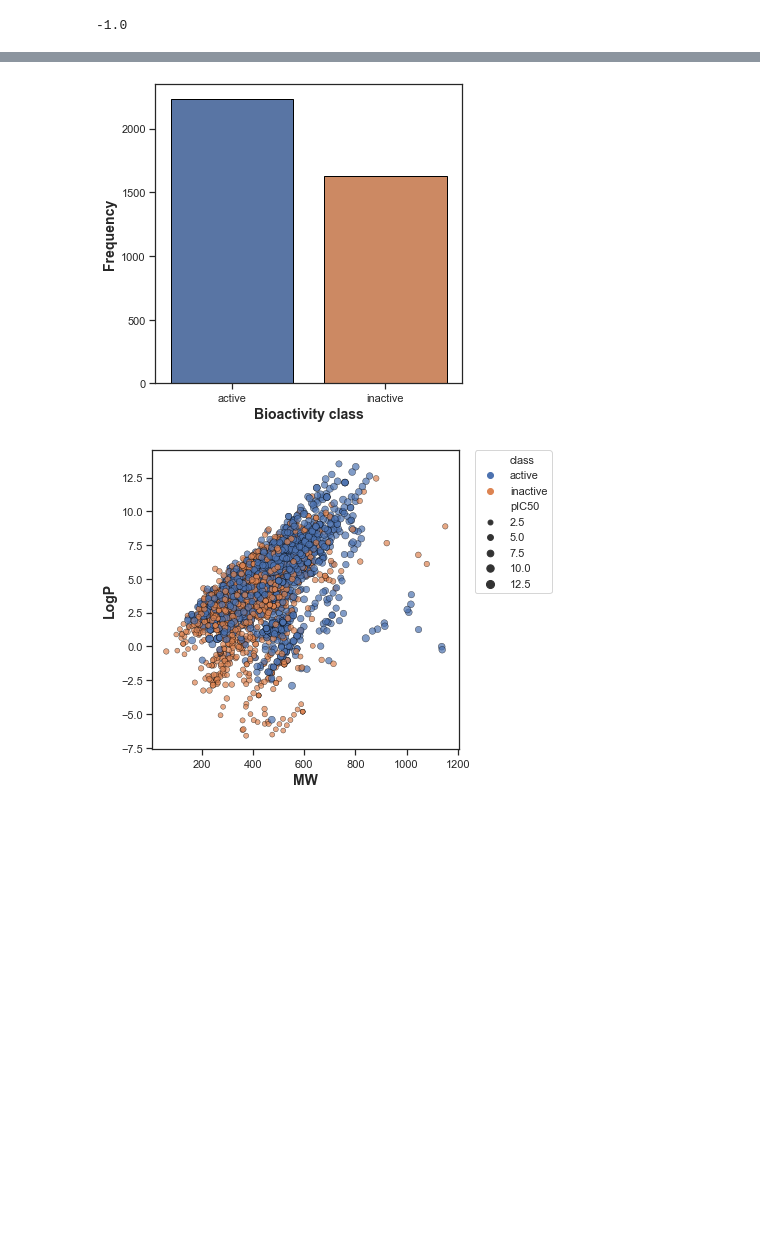
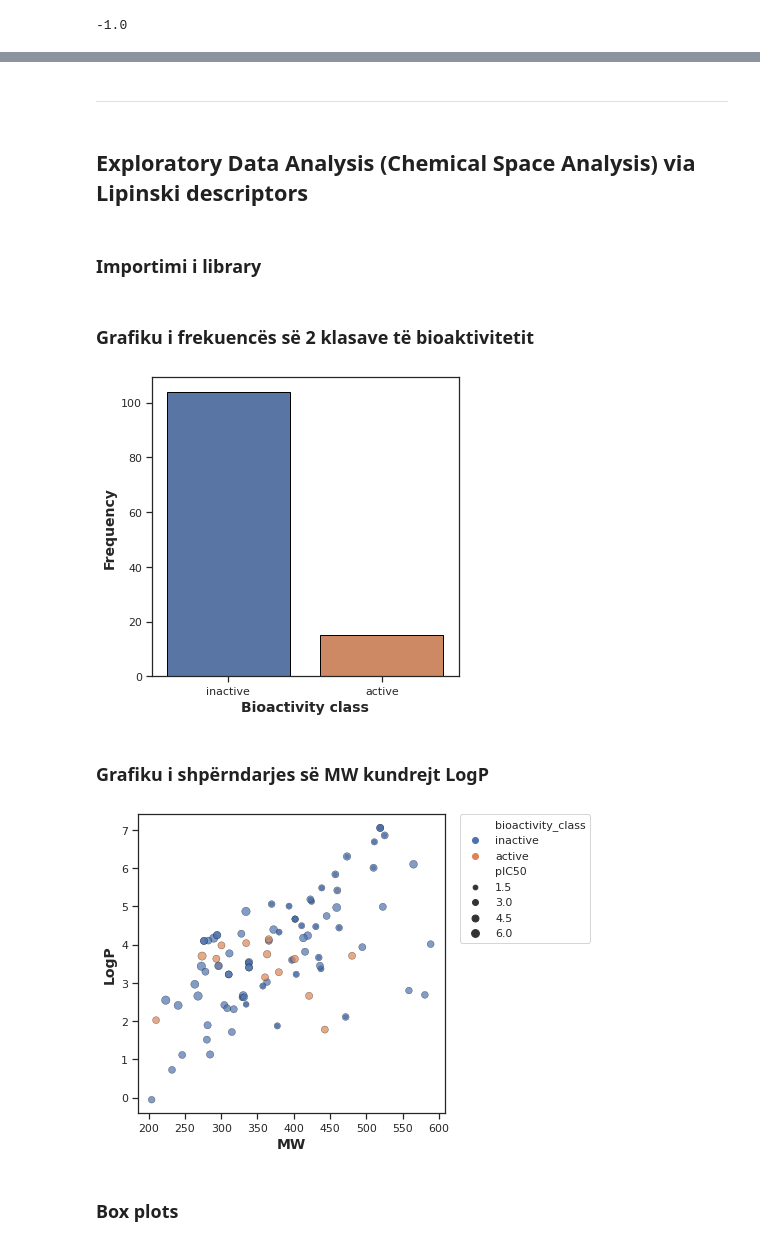
Before and after one commit to teutta/bigdata_in_bioinformatics, a Jupyter notebook: exploratory_data.ipynb, the cells around one changed output, grey strips where cells are left out. Saved outputs shown, nothing was run; the diff lists cells and outputs as text; code cells hidden in the pictures; blank space fills up the shorter version.

Commit message:
Performing Descriptor Calculation and Exploratory Data Analysis

```diff
--- a/exploratory_data.ipynb
+++ b/exploratory_data.ipynb
@@ -6,5 +32,4 @@ sys.path.append('/usr/local/lib/python3.7/site-packages/')
 # %%
 import pandas as pd
 # %%
-df = pd.read_csv('acetylcholinesterase_03_bioactivity_data_curated.csv')
-df
+df = pd.read_csv('bioactivity_data_preprocessed.csv')
@@ -27,9 +35,0 @@ df_no_smiles = df.drop(columns='canonical_smiles')
-# %%
-smiles = []
-
-for i in df.canonical_smiles.tolist():
-  cpd = str(i).split('.')
-  cpd_longest = max(cpd, key = len)
-  smiles.append(cpd_longest)
-
-smiles = pd.Series(smiles, name = 'canonical_smiles')
@@ -276,4 +263,4 @@ df_final.to_csv('acetylcholinesterase_04_bioactivity_data_3class_pIC50.csv')
 # %%
-df_2class = df_final[df_final['class'] != 'intermediate']
+df_2class = df_final[df_final.bioactivity_class != 'intermediate']
 df_2class
 # %% [output]
@@ -297,14 +280,23 @@ df_2class.to_csv('acetylcholinesterase_05_bioactivity_data_2class_pIC50.csv')
+# %% [markdown]
+---
+# %% [markdown]
+## **Exploratory Data Analysis (Chemical Space Analysis) via Lipinski descriptors**
+# %% [markdown]
+### **Importimi i library**
 # %%
 import seaborn as sns
 sns.set(style='ticks')
 import matplotlib.pyplot as plt
+# %% [markdown]
+### **Grafiku i frekuencës së 2 klasave të bioaktivitetit**
 # %%
-plt.figure(figsize=(5.5,5.5))
-sns.countplot(x='class',data=df_2class, edgecolor='black')
+plt.figure(figsize=(5.5, 5.5))
+
+sns.countplot(x='bioactivity_class', data=df_2class, edgecolor='black')
 
 plt.xlabel('Bioactivity class', fontsize=14, fontweight='bold')
 plt.ylabel('Frequency', fontsize=14, fontweight='bold')
 
 plt.savefig('plot_bioactivity_class.pdf')
 # %% [output]
-[figure, old version]
+[figure, new version]
@@ -313,11 +303,16 @@ plt.savefig('plot_bioactivity_class.pdf')
+# %% [markdown]
+
+
+
+### **Grafiku i shpërndarjes së MW kundrejt LogP**
 # %%
-plt.figure(figsize=(5.5,5.5))
+plt.figure(figsize=(5.5, 5.5))
 
-sns.scatterplot(x='MW', y='LogP', data=df_2class, hue='class', size='pIC50', edgecolor='black', alpha=0.7)
+sns.scatterplot(x='MW', y='LogP', data=df_2class, hue='bioactivity_class', size='pIC50', edgecolor='black', alpha=0.7)
 
 plt.xlabel('MW', fontsize=14, fontweight='bold')
 plt.ylabel('LogP', fontsize=14, fontweight='bold')
 plt.legend(bbox_to_anchor=(1.05, 1), loc=2, borderaxespad=0)
 plt.savefig('plot_MW_vs_LogP.pdf')
 # %% [output]
-[figure, old version]
+[figure, new version]
@@ -325,0 +319,2 @@ plt.savefig('plot_MW_vs_LogP.pdf')
+# %% [markdown]
+### **Box plots**
```
Also changed, not shown: parts of 67 cells of this notebook.
